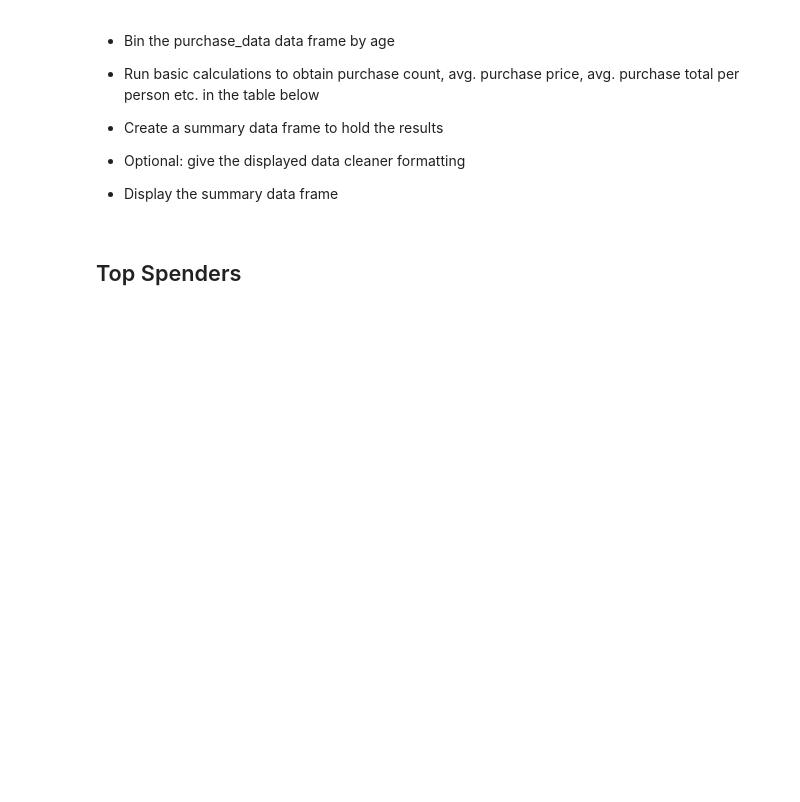
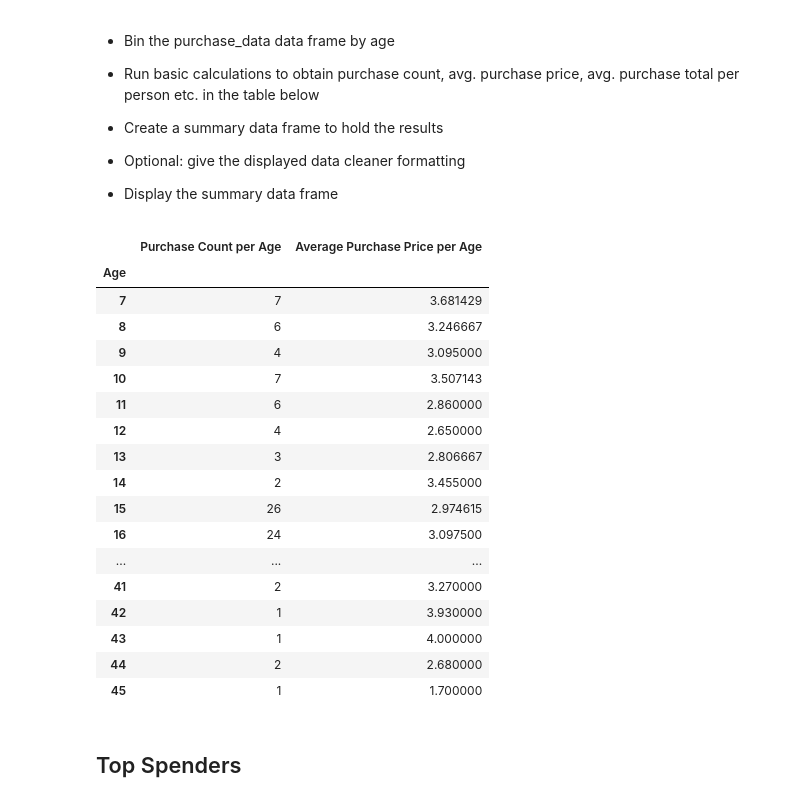
Before and after one commit to tipton-max01/4.pandas-challenge, a Jupyter notebook: HeroesOfPymoli/HeroesOfPymoli_starter.ipynb, the cells around one changed output. Saved outputs shown, nothing was run; the diff lists cells and outputs as text; code cells hidden in the pictures; blank space fills up the shorter version.

Commit message:
Age Demo & Calculations

```diff
--- a/HeroesOfPymoli/HeroesOfPymoli_starter.ipynb
+++ b/HeroesOfPymoli/HeroesOfPymoli_starter.ipynb
@@ -167,0 +191,30 @@ purchasing_analysis_gender
+# %%
+# Create the bins in which Data will be held
+# Bins are 0, 59.9, 69.9, 79.9, 89.9, 100.
+#bins = [0, 59.9, 69.9, 79.9, 89.9, 100]
+
+age_bins = [0, 10, 15, 20, 25, 30, 35, 40, 50]
+group_names = ["<10", "10-14", "15-19", "20-24", "25-29", "30-34", "35-39", "40+"]
+# Categorize the existing players using the age bins
+purchase_data["Age Ranges"] = pd.cut(purchase_data["Age"], age_bins, labels=group_names)
+purchase_data
+
+#Create Age Demographics dataframe by removing duplicates from purchase_data
+age_demographics = purchase_data.drop_duplicates(subset = ["SN"], inplace = False, keep = "first")
+age_demographics
+
+age_count = age_demographics.groupby(["Age Ranges"]).count()["SN"]
+age_count
+
+total_people = age_count.sum()
+total_people
+
+age_count_percentages = age_count / total_people
+age_count_percentages
+
+age_demo_df = pd.DataFrame({"Age Bins": group_names,
+                            "Count per Bin": age_count,
+                            "Percentage of Count": age_count_percentages,
+                           })
+age_demo_df["Percentage of Count"] = age_demo_df["Percentage of Count"].map("{:,.2%}".format)
+age_demo_df
@@ -181,6 +245,40 @@ purchasing_analysis_gender
 
 
 * Display the summary data frame
+# %%
+#Run a count to find purchase count per age label
+age_purchase_ct = age_demographics.groupby(["Age"]).count()
+age_purchase_ct_column = age_purchase_ct["SN"]
+
+#Run a mean to find the avg purchase price per age label
+age_purchase_mean = age_demographics.groupby(["Age"]).mean()
+age_purchase_mean_column = age_purchase_mean["Price"]
+
+#Run a mean to find the avg purchase total per person (orig matrix, not label) <- Maybe not this
+
+purchase_data_age = pd.DataFrame({"Purchase Count per Age": age_purchase_ct_column,
+                                 "Average Purchase Price per Age": age_purchase_mean_column
+                                 }, index = age_purchase_ct.index)
+purchase_data_age
+# %% [output]
+|  | Purchase Count per Age | Average Purchase Price per Age |
+| Age |  |  |
+| 7 | 7 | 3.681429 |
+| 8 | 6 | 3.246667 |
+| 9 | 4 | 3.095000 |
+| 10 | 7 | 3.507143 |
+| 11 | 6 | 2.860000 |
+| 12 | 4 | 2.650000 |
+| 13 | 3 | 2.806667 |
+| 14 | 2 | 3.455000 |
+| 15 | 26 | 2.974615 |
+| 16 | 24 | 3.097500 |
+| ... | ... | ... |
+| 41 | 2 | 3.270000 |
+| 42 | 1 | 3.930000 |
+| 43 | 1 | 4.000000 |
+| 44 | 2 | 2.680000 |
+| 45 | 1 | 1.700000 |
 # %% [markdown]
 ## Top Spenders
 # %% [markdown]
```
Also changed, not shown: parts of 4 cells of this notebook.
